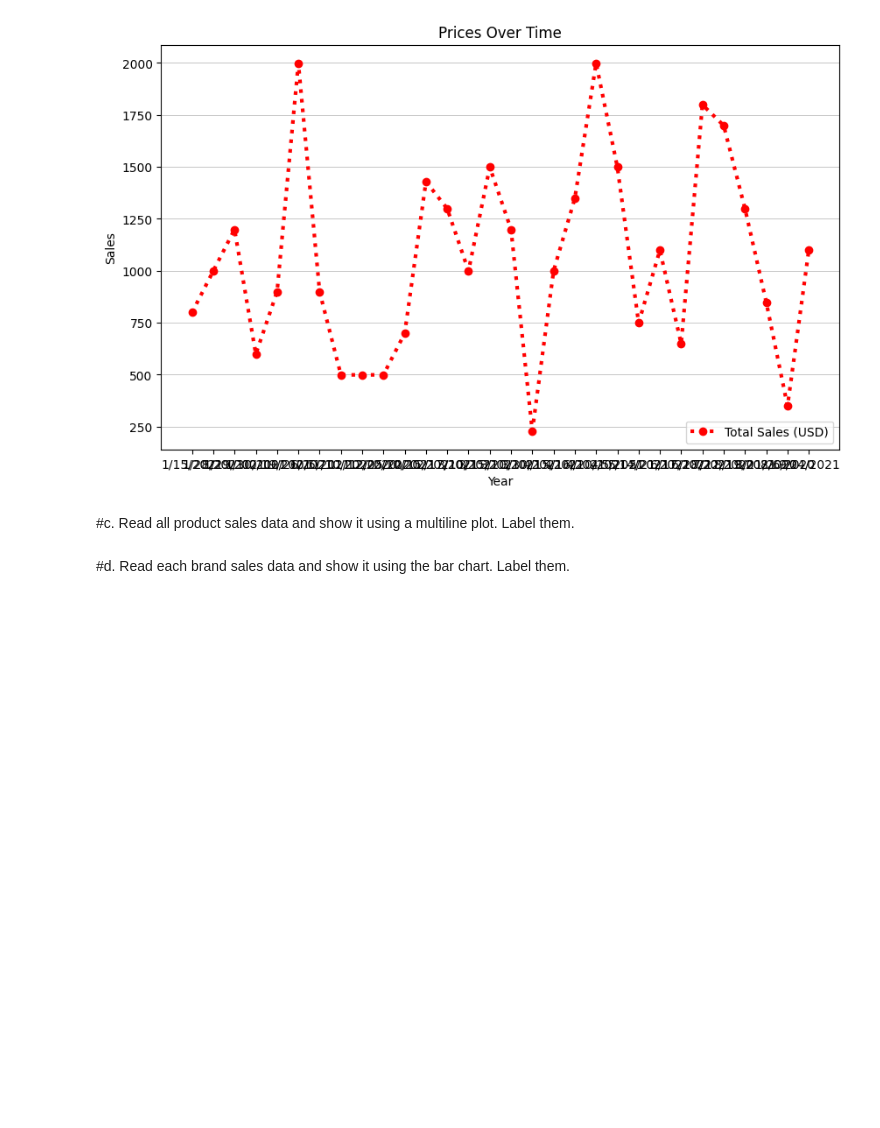
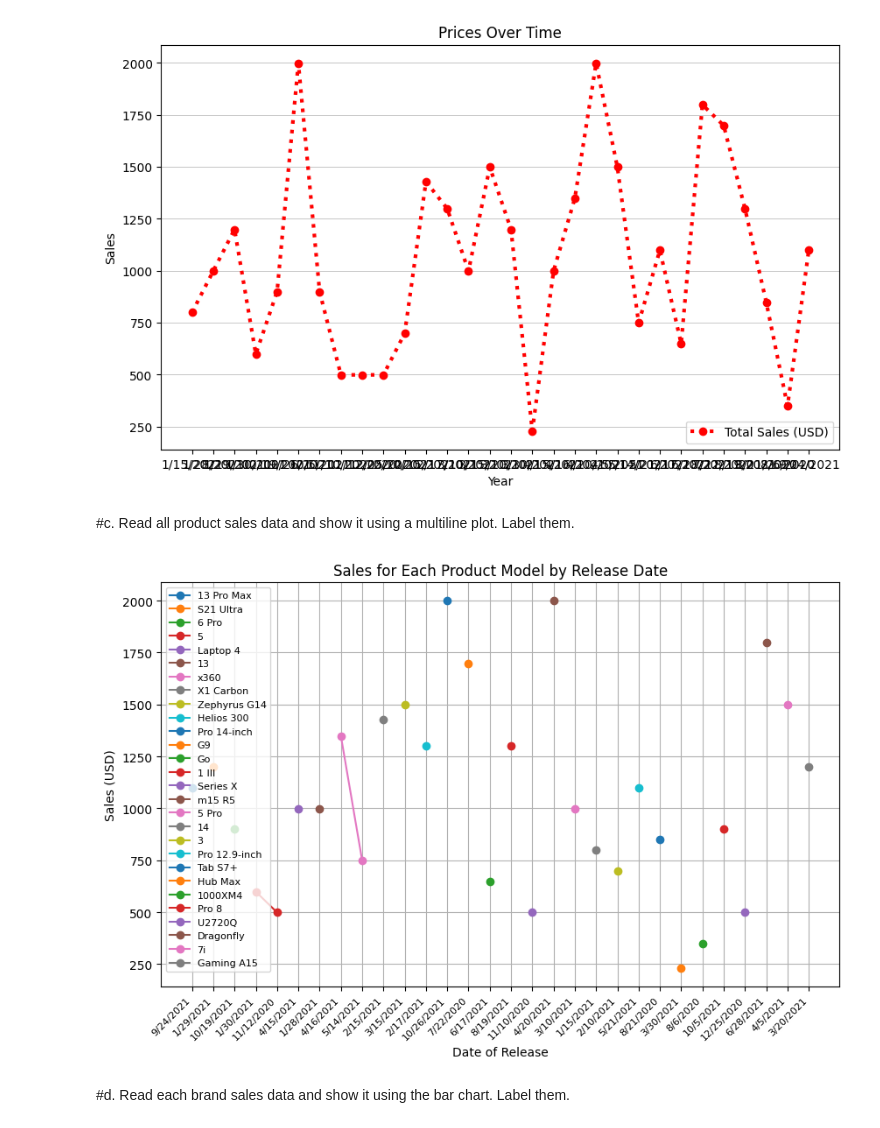
Before and after one commit to ariesrio/VDA-CPE031-CPE21S4, a Jupyter notebook: EXERCISE_9_RIO.ipynb, the cells around one changed output. Drawn from its saved outputs; the diff is of its cells as text; code cells hidden in the pictures; blank space fills up the shorter version.

```diff
--- a/EXERCISE_9_RIO.ipynb
+++ b/EXERCISE_9_RIO.ipynb
@@ -96,5 +96,21 @@ plt.show()
 [figure]
 # %% [markdown]
 #c. Read all product sales data and show it using a multiline plot. Label them.
+# %%
+plt.figure(figsize=(10, 6))
+
+for model in df['Model'].unique():
+    model_data = df[df['Model'] == model].groupby('Date of Release')['Sales (USD)'].sum()
+    plt.plot(model_data.index, model_data.values, marker='o', label=model)
+
+plt.xlabel('Date of Release')
+plt.ylabel('Sales (USD)')
+plt.title('Sales for Each Product Model by Release Date')
+plt.legend(loc='upper left', fontsize=8)
+plt.xticks(rotation=45, ha='right', fontsize=8)
+plt.grid(True)
+plt.show()
+# %% [output]
+[figure, added]
 # %% [markdown]
 #d. Read each brand sales data and show it using the bar chart. Label them.
```
Also changed, not shown: parts of 3 cells of this notebook.
